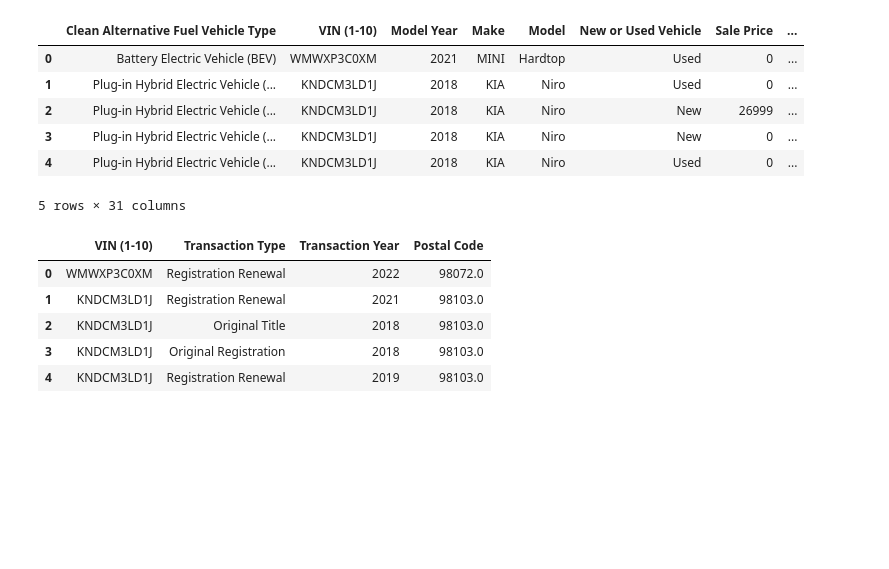
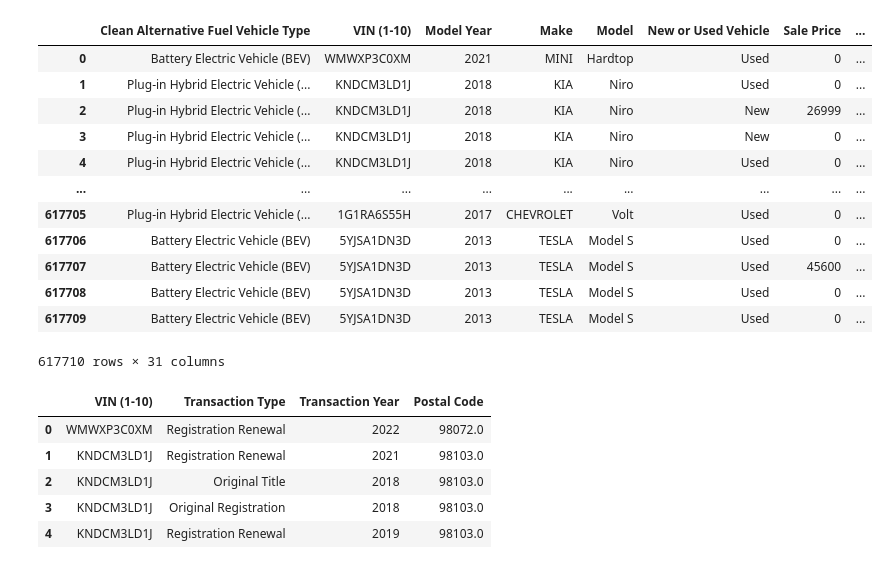
Before and after one commit to DavidN0809/ECGR-4105, a Jupyter notebook: Final Project/EV_Title.ipynb, the cells around one changed output. Drawn from its saved outputs; the diff is of its cells as text; code cells hidden in the pictures; blank space fills up the shorter version.

```diff
--- a/Final Project/EV_Title.ipynb
+++ b/Final Project/EV_Title.ipynb
@@ -15,15 +15,21 @@ warnings.filterwarnings("ignore")
 # %%
 device = torch.device("cuda:0")
 EV_Title = pd.DataFrame(pd.read_csv('Electric_Vehicle_Title_and_Registration_Activity.csv'))
-EV_Title.head()
+EV_Title
 # %% [output]
 |  | Clean Alternative Fuel Vehicle Type | VIN (1-10) | Model Year | Make | Model | New or Used Vehicle | Sale Price | ... |
 | 0 | Battery Electric Vehicle (BEV) | WMWXP3C0XM | 2021 | MINI | Hardtop | Used | 0 | ... |
 | 1 | Plug-in Hybrid Electric Vehicle (... | KNDCM3LD1J | 2018 | KIA | Niro | Used | 0 | ... |
 | 2 | Plug-in Hybrid Electric Vehicle (... | KNDCM3LD1J | 2018 | KIA | Niro | New | 26999 | ... |
 | 3 | Plug-in Hybrid Electric Vehicle (... | KNDCM3LD1J | 2018 | KIA | Niro | New | 0 | ... |
 | 4 | Plug-in Hybrid Electric Vehicle (... | KNDCM3LD1J | 2018 | KIA | Niro | Used | 0 | ... |
+| ... | ... | ... | ... | ... | ... | ... | ... | ... |
+| 617705 | Plug-in Hybrid Electric Vehicle (... | 1G1RA6S55H | 2017 | CHEVROLET | Volt | Used | 0 | ... |
+| 617706 | Battery Electric Vehicle (BEV) | 5YJSA1DN3D | 2013 | TESLA | Model S | Used | 0 | ... |
+| 617707 | Battery Electric Vehicle (BEV) | 5YJSA1DN3D | 2013 | TESLA | Model S | Used | 45600 | ... |
+| 617708 | Battery Electric Vehicle (BEV) | 5YJSA1DN3D | 2013 | TESLA | Model S | Used | 0 | ... |
+| 617709 | Battery Electric Vehicle (BEV) | 5YJSA1DN3D | 2013 | TESLA | Model S | Used | 0 | ... |
-5 rows × 31 columns
+617710 rows × 31 columns
 # %%
 features = ['VIN (1-10)','Transaction Type', 'Transaction Year', 'Postal Code']
 EV_Title = EV_Title[features]
```
Also changed, not shown: parts of 5 cells of this notebook.
